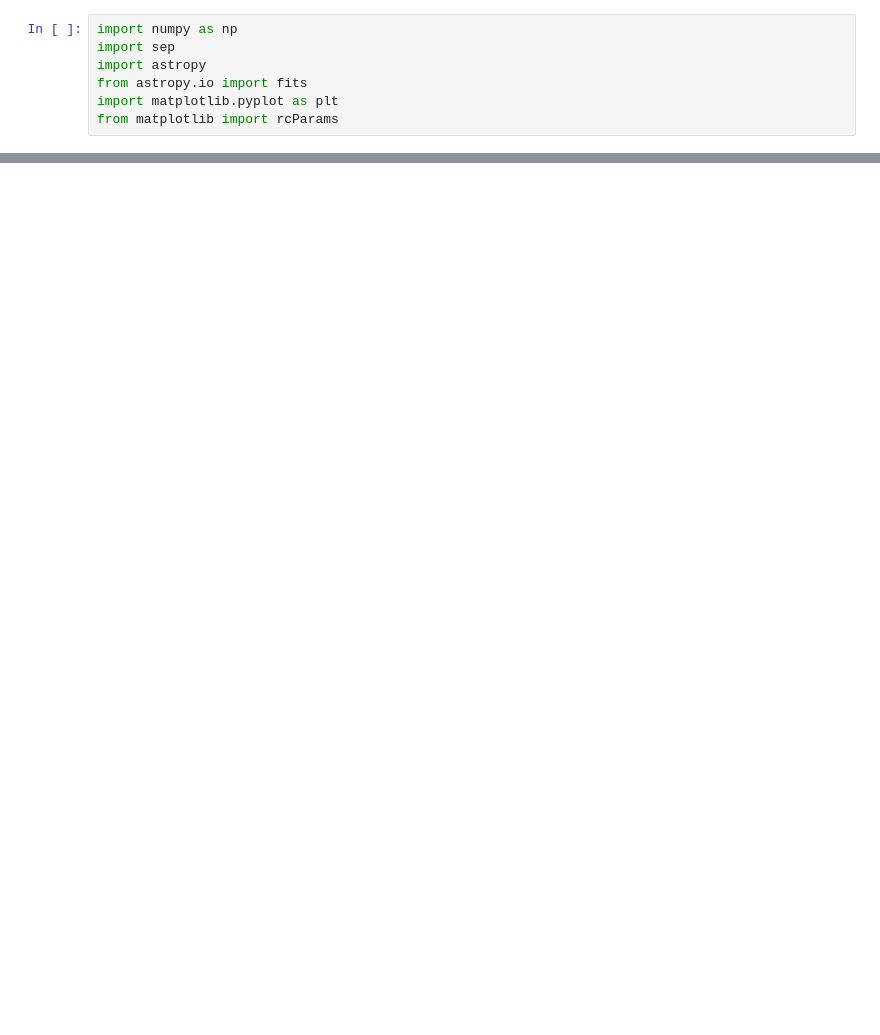
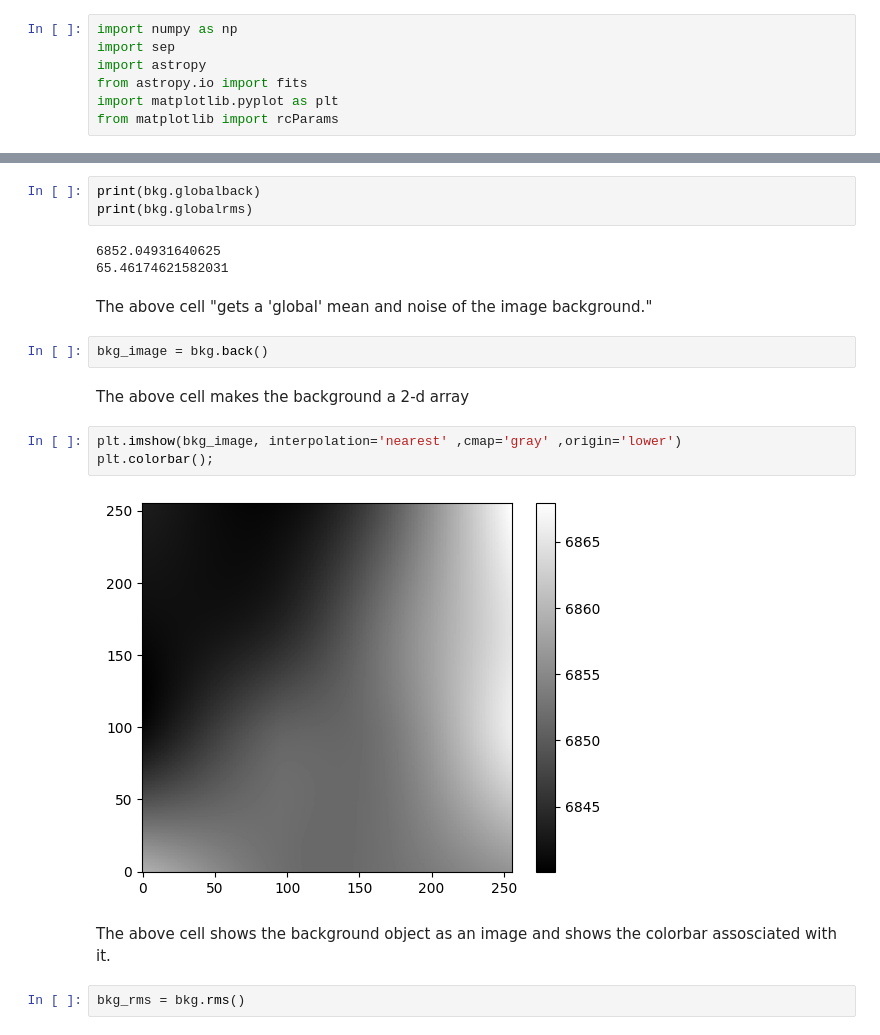
Before and after one commit to kingkap4/ASTR-19-solo-project, a Jupyter notebook: ASTR-19 FINAL PROJECT 1 (Tutorial).ipynb, the cells around one changed output, grey strips where cells are left out. Drawn from its saved outputs; the diff is of its cells as text; blank space fills up the shorter version.

```diff
--- a/ASTR-19 FINAL PROJECT 1 (Tutorial).ipynb
+++ b/ASTR-19 FINAL PROJECT 1 (Tutorial).ipynb
@@ -14,0 +37,21 @@ TypeError: 'module' object is not callable
+# %%
+print(bkg.globalback)
+print(bkg.globalrms)
+# %% [output]
+6852.04931640625
+65.46174621582031
+# %% [markdown]
+The above cell "gets a 'global' mean and noise of the image background."
+# %%
+bkg_image = bkg.back()
+# %% [markdown]
+The above cell makes the background a 2-d array
+# %%
+plt.imshow(bkg_image, interpolation='nearest' ,cmap='gray' ,origin='lower')
+plt.colorbar();
+# %% [output]
+[figure, added]
+# %% [markdown]
+The above cell shows the background object as an image and shows the colorbar assosciated with it.
+# %%
+bkg_rms = bkg.rms()
```
Also changed, not shown: parts of 12 cells of this notebook.
